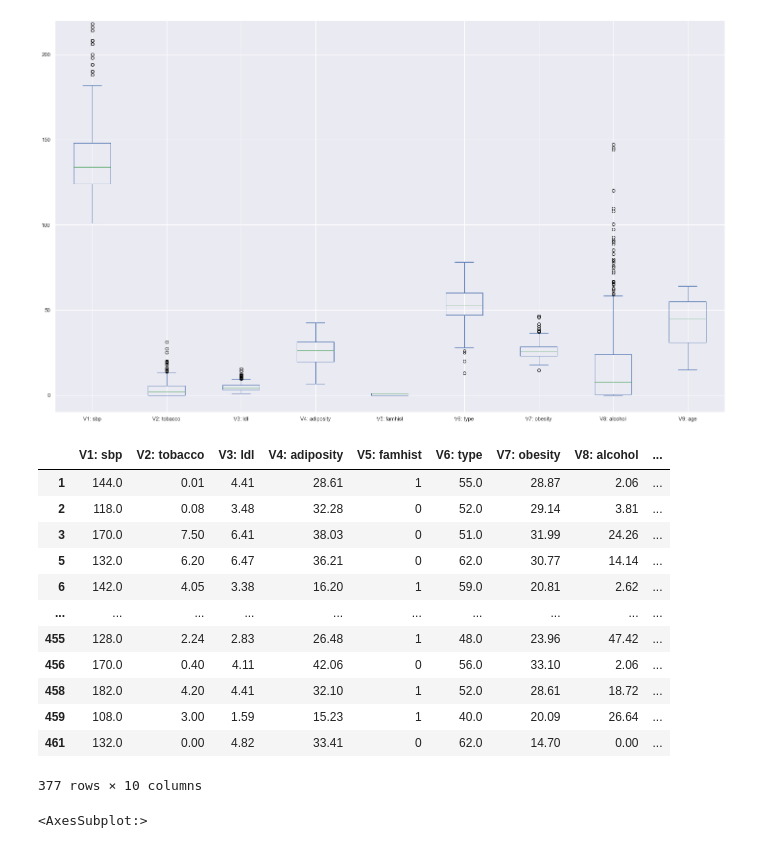
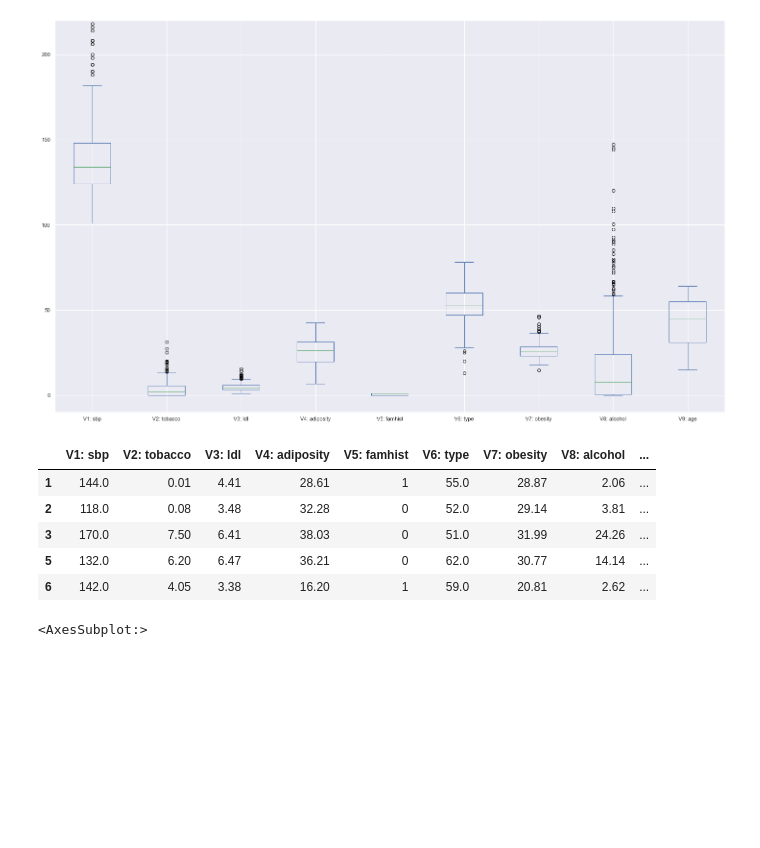
Before and after one commit to RyanJones999/AI-Assignment2, a Jupyter notebook: HeartDisease_Prediction.ipynb, the cells around one changed output. Cells and saved outputs as stored; diff of their text form; code cells hidden in the pictures; blank space fills up the shorter version.

```diff
--- a/HeartDisease_Prediction.ipynb
+++ b/HeartDisease_Prediction.ipynb
@@ -71,27 +71,20 @@ df[attr].plot(kind='box',figsize=(25,15),ylim=[-10,220])
 # %%
 # time to remove the dots (data outside of the boxplot) to make the prediction more accurate
 for col in attr:
     q3, q1 = np.percentile(df[col], [75,25])
     IQR = q3 - q1
     maxbP = q3 + 1.5 * IQR
     minbP = q1 - 1.5 * IQR
     df = df[(df[col] > minbP) & (df[col] < maxbP)]
 
-df
+df.head()
 # %% [output]
 |  | V1: sbp | V2: tobacco | V3: ldl | V4: adiposity | V5: famhist | V6: type | V7: obesity | V8: alcohol | ... |
 | 1 | 144.0 | 0.01 | 4.41 | 28.61 | 1 | 55.0 | 28.87 | 2.06 | ... |
 | 2 | 118.0 | 0.08 | 3.48 | 32.28 | 0 | 52.0 | 29.14 | 3.81 | ... |
 | 3 | 170.0 | 7.50 | 6.41 | 38.03 | 0 | 51.0 | 31.99 | 24.26 | ... |
 | 5 | 132.0 | 6.20 | 6.47 | 36.21 | 0 | 62.0 | 30.77 | 14.14 | ... |
 | 6 | 142.0 | 4.05 | 3.38 | 16.20 | 1 | 59.0 | 20.81 | 2.62 | ... |
-| ... | ... | ... | ... | ... | ... | ... | ... | ... | ... |
-| 455 | 128.0 | 2.24 | 2.83 | 26.48 | 1 | 48.0 | 23.96 | 47.42 | ... |
-| 456 | 170.0 | 0.40 | 4.11 | 42.06 | 0 | 56.0 | 33.10 | 2.06 | ... |
-| 458 | 182.0 | 4.20 | 4.41 | 32.10 | 1 | 52.0 | 28.61 | 18.72 | ... |
-| 459 | 108.0 | 3.00 | 1.59 | 15.23 | 1 | 40.0 | 20.09 | 26.64 | ... |
-| 461 | 132.0 | 0.00 | 4.82 | 33.41 | 0 | 62.0 | 14.70 | 0.00 | ... |
-377 rows × 10 columns
 # %%
 
 df[attr].plot(kind='box',figsize=(25,15),ylim=[-10,250])
```
Also changed, not shown: parts of 21 cells of this notebook.
